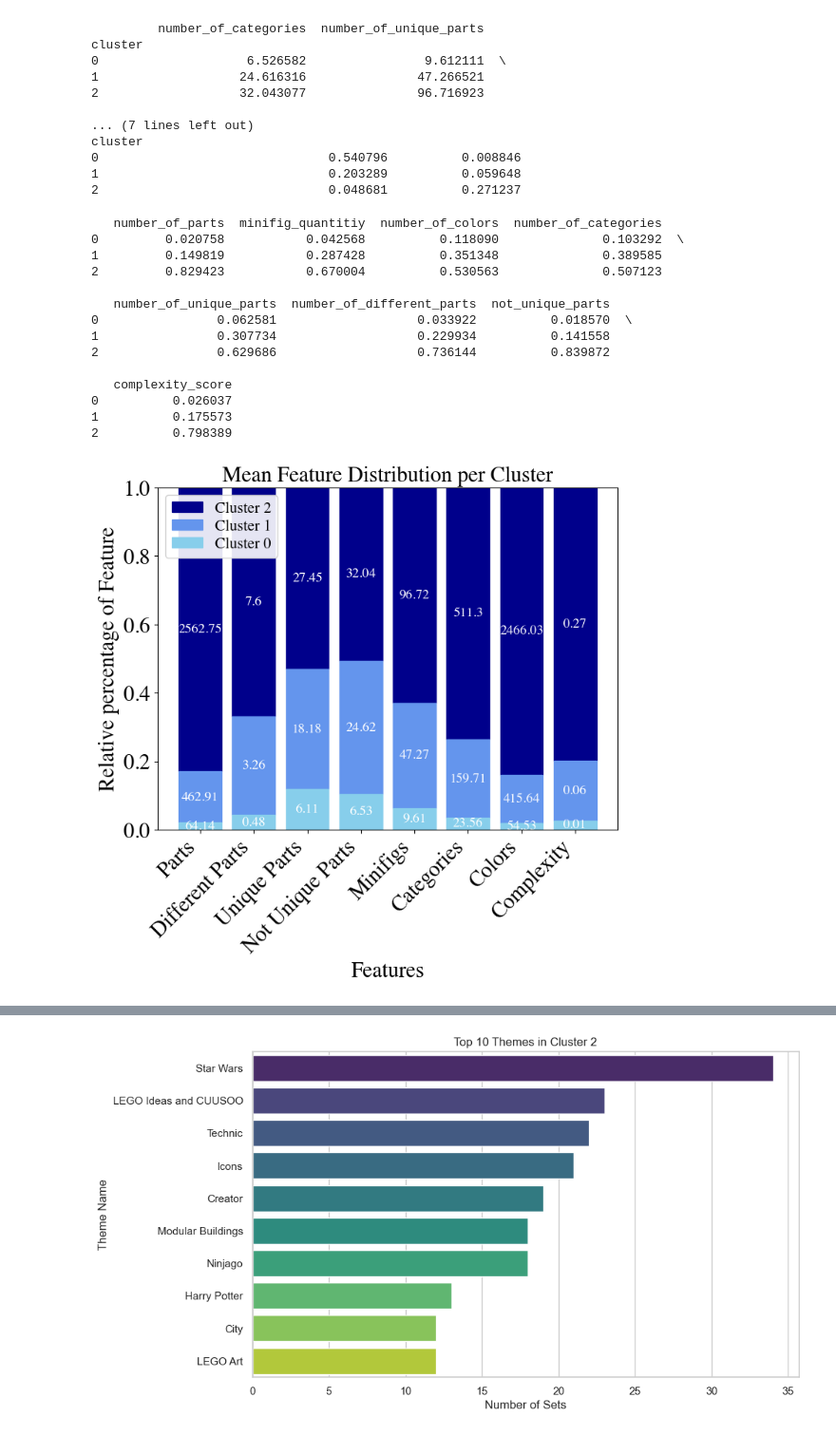
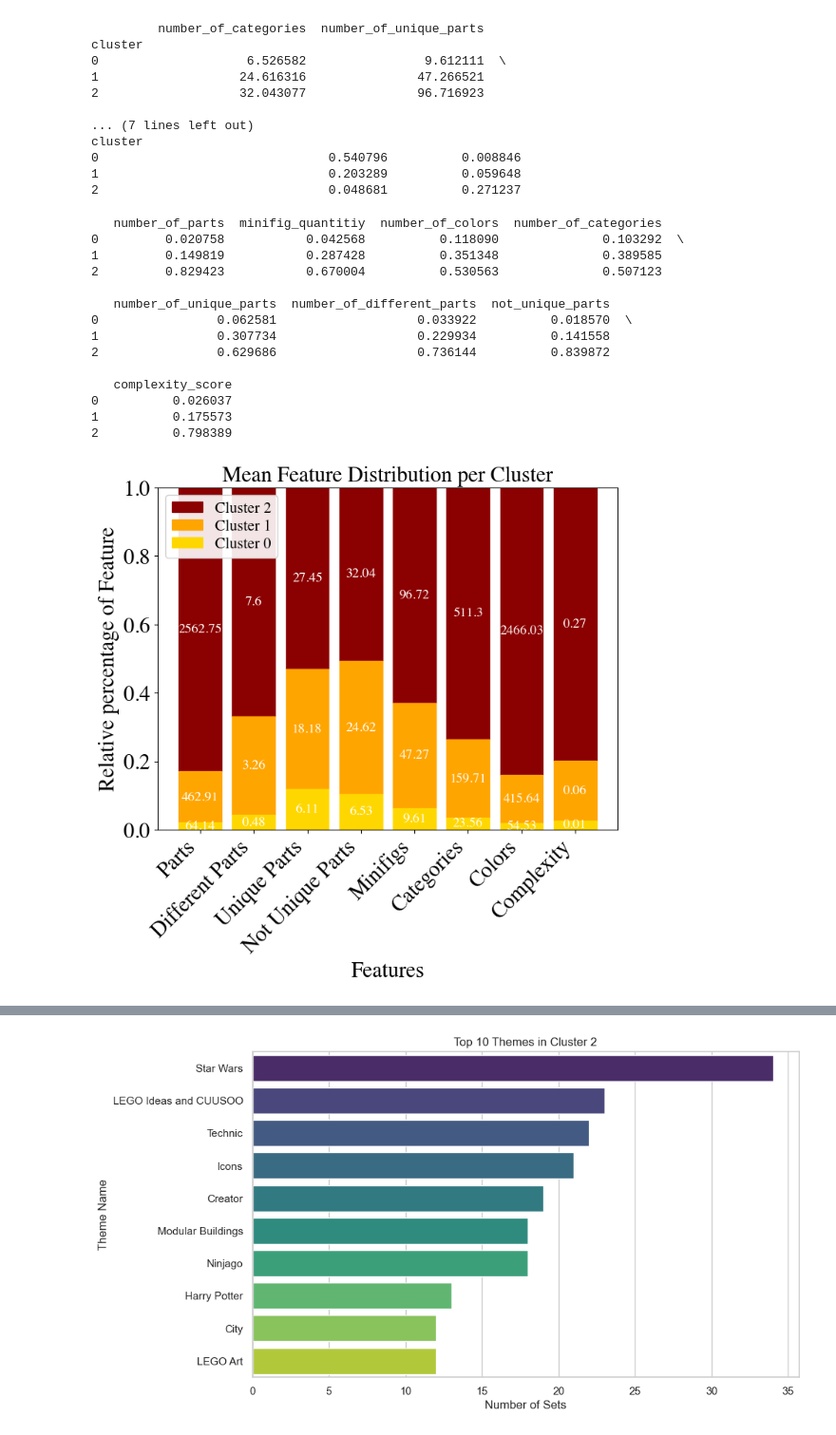
Before and after one commit to eddiebeach99/Data_Literacy, a Jupyter notebook: Analysis/clustering.ipynb, the cells around one changed output, grey strips where cells are left out. Shown at 95% size. Saved outputs shown, nothing was run; the diff lists cells and outputs as text; code cells hidden in the pictures.

```diff
--- a/Analysis/clustering.ipynb
+++ b/Analysis/clustering.ipynb
@@ -182,45 +182,45 @@ features = ['Parts', 'Different Parts', 'Unique Parts', 'Not Unique Parts', 'Min
 
 # plot the normalized features
 
-b = ax.bar(features, cluster_2, bottom=cluster_0_plus_cluster_1, color='darkblue', label= "Cluster 2", edgecolor='darkblue')
+b = ax.bar(features, cluster_2, bottom=cluster_0_plus_cluster_1, color='darkred', label= "Cluster 2", edgecolor='darkred')
 ax.bar_label(b, padding=0, labels=cluster_2_labels, color = 'w', fontsize = 13, label_type="center")
 
-b = ax.bar(features, cluster_1, bottom=cluster_0, color='cornflowerblue', label= "Cluster 1", edgecolor='cornflowerblue')
+b = ax.bar(features, cluster_1, bottom=cluster_0, color='orange', label= "Cluster 1", edgecolor='orange')
 ax.bar_label(b, padding=0, labels=cluster_1_labels, color = 'w', fontsize = 13, label_type="center")
 
-b = ax.bar(features, cluster_0, color='skyblue', label="Cluster 0", edgecolor='skyblue')
+b = ax.bar(features, cluster_0, color='gold', label="Cluster 0", edgecolor='gold')
 ax.bar_label(b, padding=0, labels=np.array(cluster_0_labels), color = 'w', fontsize = 13, label_type="center")
 
 # add title, labels and x-ticks
 ax.set_xticks(features)
 ax.set_xlabel("Features")
 ax.set_title('Mean Feature Distribution per Cluster')
 ax.legend(loc = 'upper left', framealpha = 0.9, labelspacing= 0.2)
 ax.set_ylabel("Relative percentage of Feature")
 ax.set_ylim(0,1)
 plt.xticks(rotation=45, ha='right')
 
 # save plot
 plt.savefig('../Images/Clusters_features.pdf', bbox_inches=matplotlib.transforms.Bbox([[0.0, -1.0], [7.5, 6.0]]))
 
 # show plot
 plt.show()
 # %% [output]
    number_of_parts  minifig_quantitiy  number_of_colors  number_of_categories
 0         0.020758           0.042568          0.118090              0.103292  \
 1         0.149819           0.287428          0.351348              0.389585
 2         0.829423           0.670004          0.530563              0.507123
 
    number_of_unique_parts  number_of_different_parts  not_unique_parts
 0                0.062581                   0.033922          0.018570  \
 1                0.307734                   0.229934          0.141558
 2                0.629686                   0.736144          0.839872
 
    complexity_score
 0          0.026037
 1          0.175573
 2          0.798389
-[figure, old version]
+[figure, new version]
 # %%
 ##### Plot the relative percentage of sets in each cluster for every year #####
 
```
Also changed, not shown: parts of 1 cell of this notebook, 2 other files.
